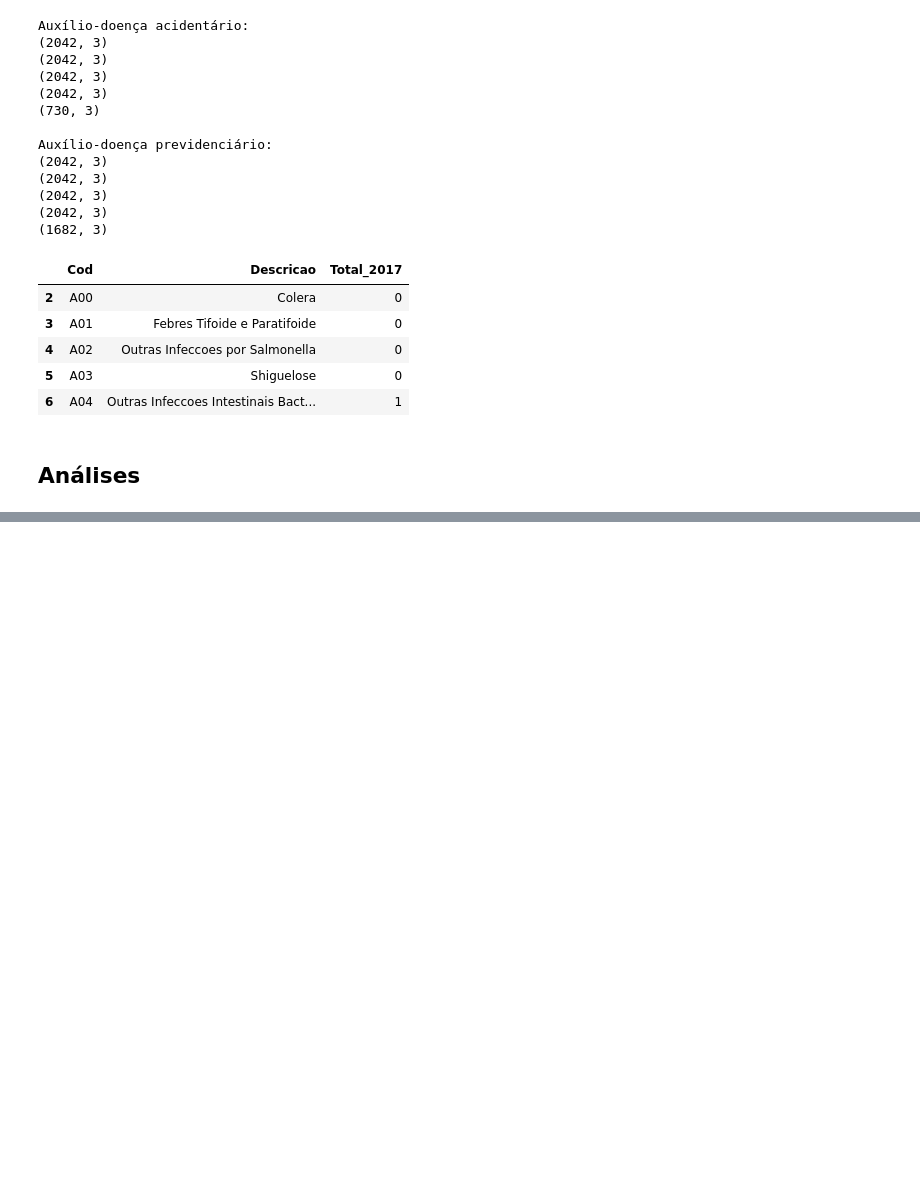
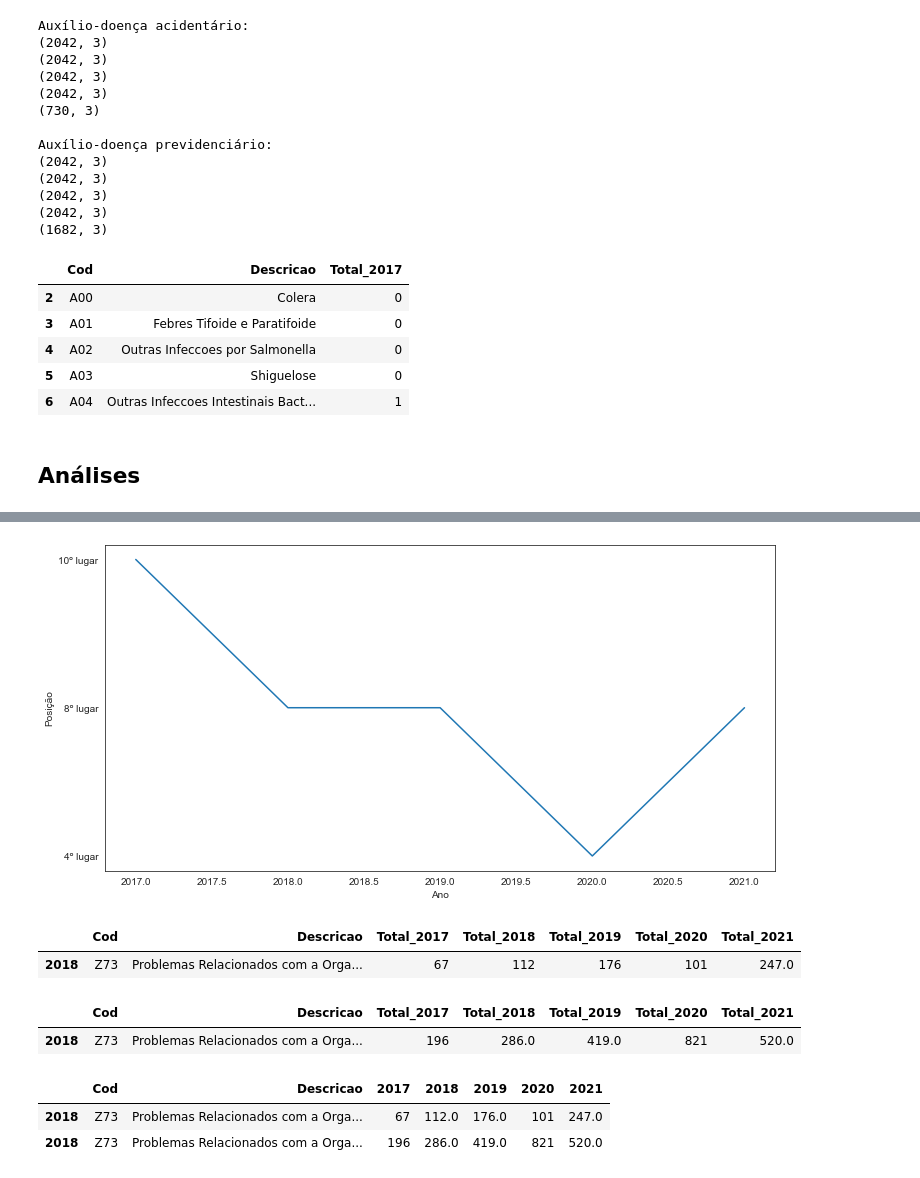
Before and after one commit to francodof/CID-10-ETL, a Jupyter notebook: CID10-Auxilios-Acid-Prev.ipynb, the cells around one changed output, grey strips where cells are left out. Drawn from its saved outputs; the diff is of its cells as text; code cells hidden in the pictures; blank space fills up the shorter version.

```diff
--- a/CID10-Auxilios-Acid-Prev.ipynb
+++ b/CID10-Auxilios-Acid-Prev.ipynb
@@ -184,0 +298,5 @@ df2021a[df2021a['Cod'].str.contains('F42')]
+# %%
+# Ranking ocupado pela categoria F32: Episódios Depressivos em benefícios concedidos ao longo dos anos:
+rankf32 = pd.DataFrame({'Ano': [2017, 2018, 2019, 2020, 2021],
+                        'Posição': ['10º lugar', '8º lugar', '8º lugar', '4º lugar', '8º lugar']})
+rankf32
@@ -184,0 +310,8 @@ df2021a[df2021a['Cod'].str.contains('F42')]
+# %%
+plt.figure(figsize =(12,6))
+g2 = sns.lineplot(data = rankf32,
+                   x = 'Ano',
+                  y = 'Posição',
+                  markers = True)
+# %% [output]
+[figure, added]
@@ -184,0 +322,18 @@ df2021a[df2021a['Cod'].str.contains('F42')]
+# %%
+dfz73a
+# %% [output]
+|  | Cod | Descricao | Total_2017 | Total_2018 | Total_2019 | Total_2020 | Total_2021 |
+| 2018 | Z73 | Problemas Relacionados com a Orga... | 67 | 112 | 176 | 101 | 247.0 |
+# %%
+dfz73p
+# %% [output]
+|  | Cod | Descricao | Total_2017 | Total_2018 | Total_2019 | Total_2020 | Total_2021 |
+| 2018 | Z73 | Problemas Relacionados com a Orga... | 196 | 286.0 | 419.0 | 821 | 520.0 |
+# %%
+dfz73 = pd.concat([dfz73a, dfz73p])
+dfz73.columns = ['Cod', 'Descricao', '2017', '2018', '2019', '2020', '2021']
+dfz73
+# %% [output]
+|  | Cod | Descricao | 2017 | 2018 | 2019 | 2020 | 2021 |
+| 2018 | Z73 | Problemas Relacionados com a Orga... | 67 | 112.0 | 176.0 | 101 | 247.0 |
+| 2018 | Z73 | Problemas Relacionados com a Orga... | 196 | 286.0 | 419.0 | 821 | 520.0 |
```
Also changed, not shown: parts of 22 cells of this notebook.
